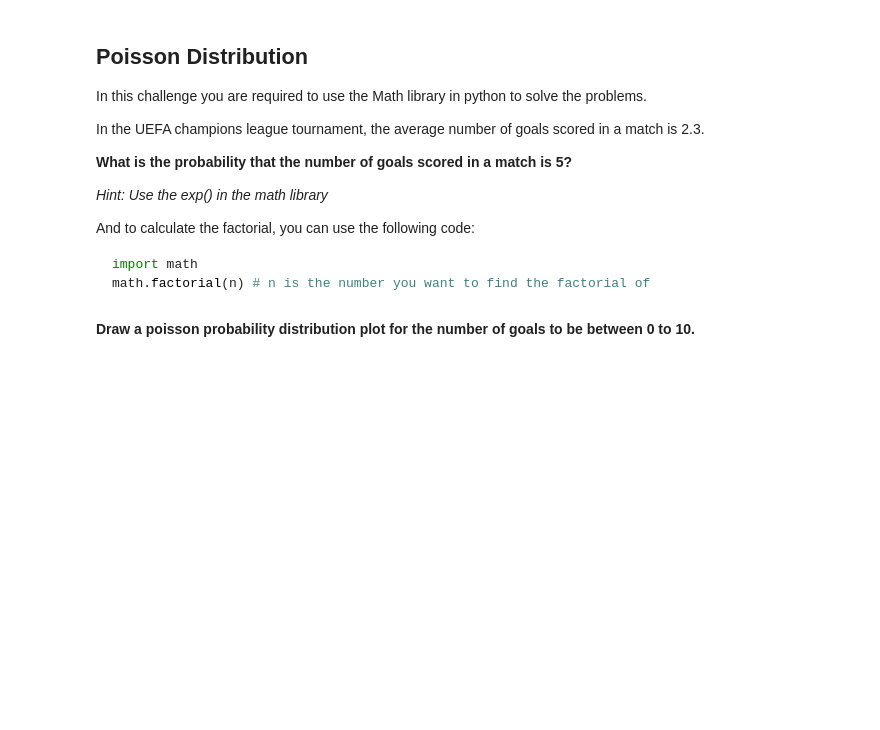
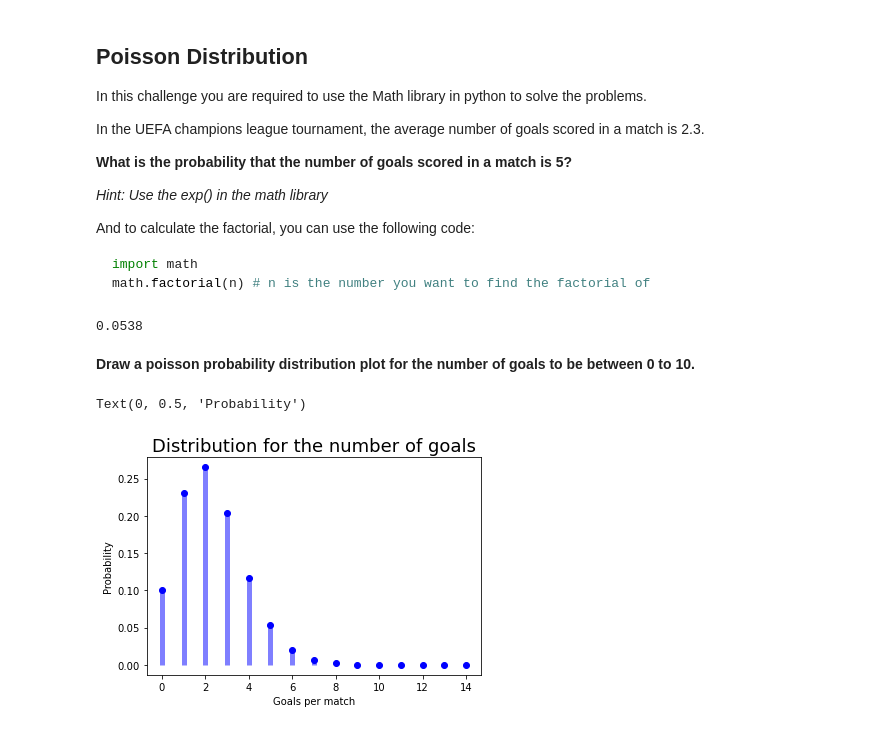
Before and after one commit to Ironhack-Data-Madrid-Febrero-2021/lab-discrete-probability, a Jupyter notebook: your-code/main.ipynb, the cells around one changed output. Cells and saved outputs as stored; diff of their text form; code cells hidden in the pictures; blank space fills up the shorter version.

```diff
--- a/your-code/main.ipynb
+++ b/your-code/main.ipynb
@@ -117,2 +171,6 @@ math.factorial(n) # n is the number you want to find the factorial of
+# %%
+round(poisson_distribution(av_goals, obj),4)
+# %% [output]
+0.0538
 # %% [markdown]
 **Draw a poisson probability distribution plot for the number of goals to be between 0 to 10.**
@@ -121,0 +177,15 @@ math.factorial(n) # n is the number you want to find the factorial of
+# %%
+my_poisson = poisson(mu=2.3)
+sample = my_poisson.rvs(size=10)
+
+x = np.arange(0,15)
+fig, ax = plt.subplots(1, 1)
+ax.plot(x, my_poisson.pmf(x), 'bo')
+ax.vlines(x, 0, my_poisson.pmf(x), colors='b', lw=5, alpha=0.5)
+
+plt.title("Distribution for the number of goals", size =18)
+plt.xlabel("Goals per match")
+plt.ylabel("Probability")
+# %% [output]
+Text(0, 0.5, 'Probability')
+[figure, added]
```
Also changed, not shown: parts of 17 cells of this notebook.
